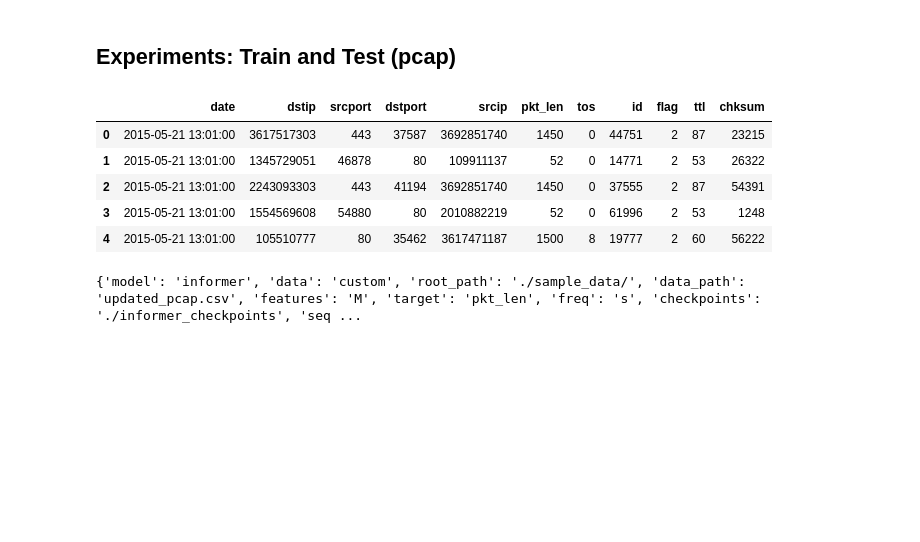
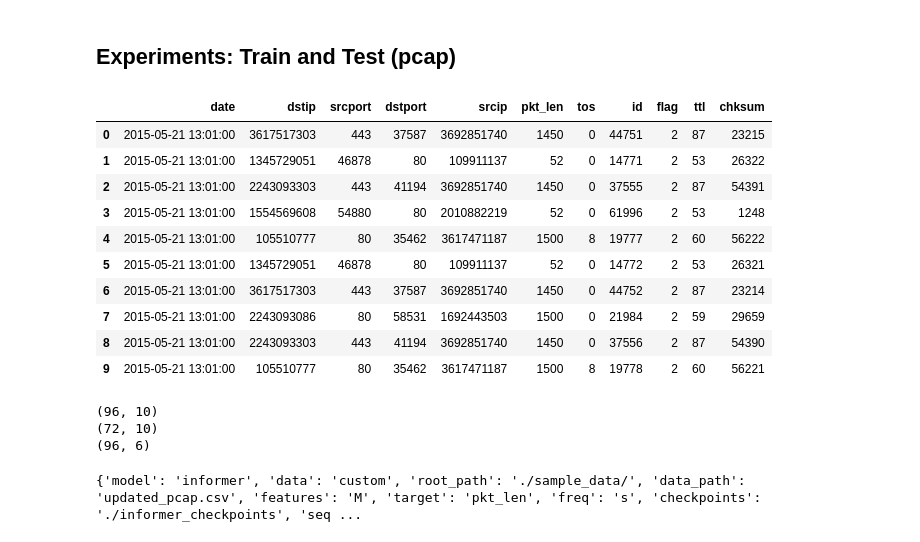
Before and after one commit to koseoyoung/Informer2020, a Jupyter notebook: Informer_with_pcap.ipynb, the cells around one changed output. Cells and saved outputs as stored; diff of their text form; code cells hidden in the pictures; blank space fills up the shorter version.

```diff
--- a/Informer_with_pcap.ipynb
+++ b/Informer_with_pcap.ipynb
@@ -225,14 +225,19 @@ args.data_path = 'updated_pcap.csv'
 
 df = pd.read_csv(os.path.join(args.root_path, args.data_path))
 # %%
-df.head()
+df.head(10)
 # %% [output]
 |  | date | dstip | srcport | dstport | srcip | pkt_len | tos | id | flag | ttl | chksum |
 | 0 | 2015-05-21 13:01:00 | 3617517303 | 443 | 37587 | 3692851740 | 1450 | 0 | 44751 | 2 | 87 | 23215 |
 | 1 | 2015-05-21 13:01:00 | 1345729051 | 46878 | 80 | 109911137 | 52 | 0 | 14771 | 2 | 53 | 26322 |
 | 2 | 2015-05-21 13:01:00 | 2243093303 | 443 | 41194 | 3692851740 | 1450 | 0 | 37555 | 2 | 87 | 54391 |
 | 3 | 2015-05-21 13:01:00 | 1554569608 | 54880 | 80 | 2010882219 | 52 | 0 | 61996 | 2 | 53 | 1248 |
 | 4 | 2015-05-21 13:01:00 | 105510777 | 80 | 35462 | 3617471187 | 1500 | 8 | 19777 | 2 | 60 | 56222 |
+| 5 | 2015-05-21 13:01:00 | 1345729051 | 46878 | 80 | 109911137 | 52 | 0 | 14772 | 2 | 53 | 26321 |
+| 6 | 2015-05-21 13:01:00 | 3617517303 | 443 | 37587 | 3692851740 | 1450 | 0 | 44752 | 2 | 87 | 23214 |
+| 7 | 2015-05-21 13:01:00 | 2243093086 | 80 | 58531 | 1692443503 | 1500 | 0 | 21984 | 2 | 59 | 29659 |
+| 8 | 2015-05-21 13:01:00 | 2243093303 | 443 | 41194 | 3692851740 | 1450 | 0 | 37556 | 2 | 87 | 54390 |
+| 9 | 2015-05-21 13:01:00 | 105510777 | 80 | 35462 | 3617471187 | 1500 | 8 | 19778 | 2 | 60 | 56221 |
 # %%
 '''
 We set 'HULL' as target instead of 'OT'
@@ -312,3 +317,10 @@ data_loader = DataLoader(
     drop_last=drop_last)
 # %%
 batch_x,batch_y,batch_x_mark,batch_y_mark = data_set[0]
+print (batch_x.shape)
+print (batch_y.shape)
+print (batch_x_mark.shape)
+# %% [output]
+(96, 10)
+(72, 10)
+(96, 6)
```
Also changed, not shown: parts of 11 cells of this notebook.
